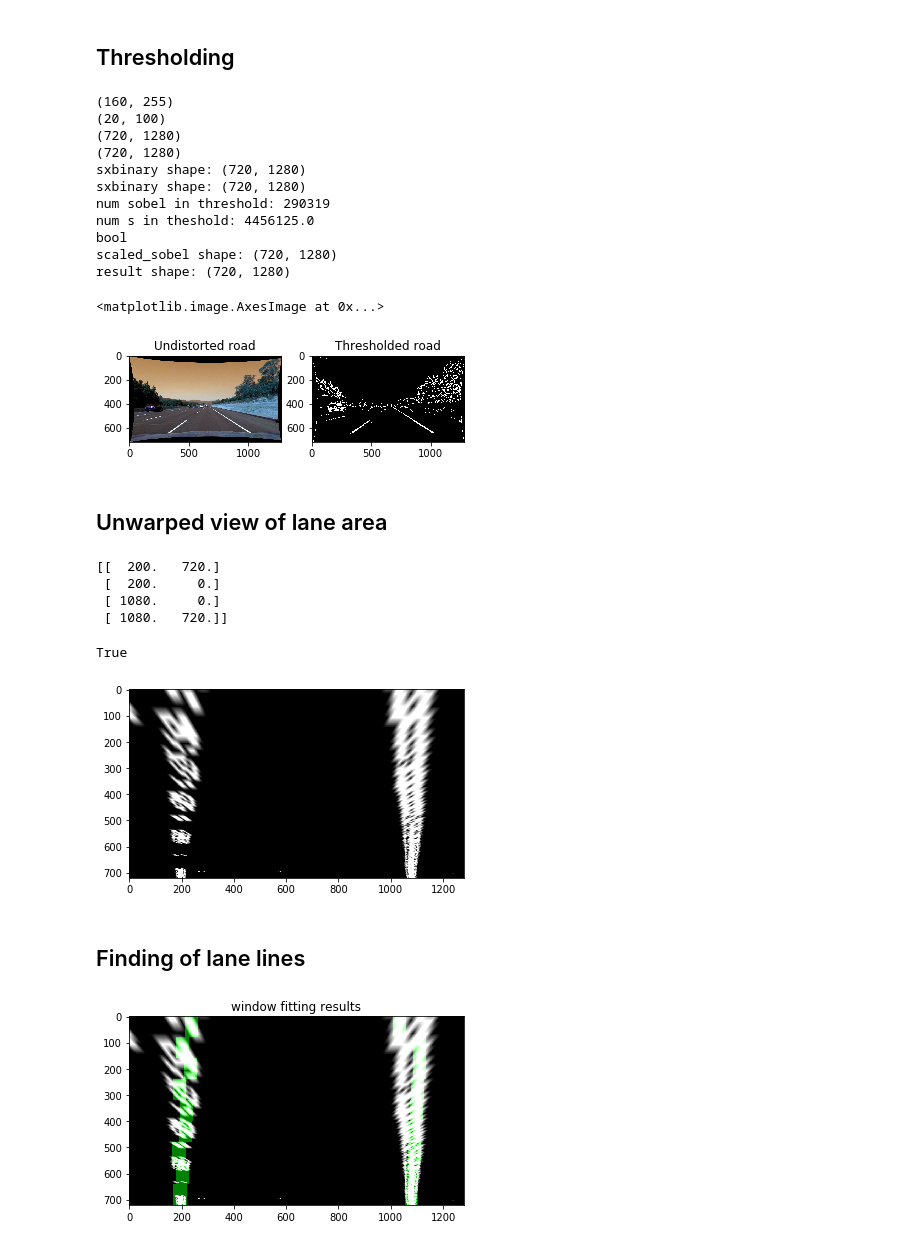
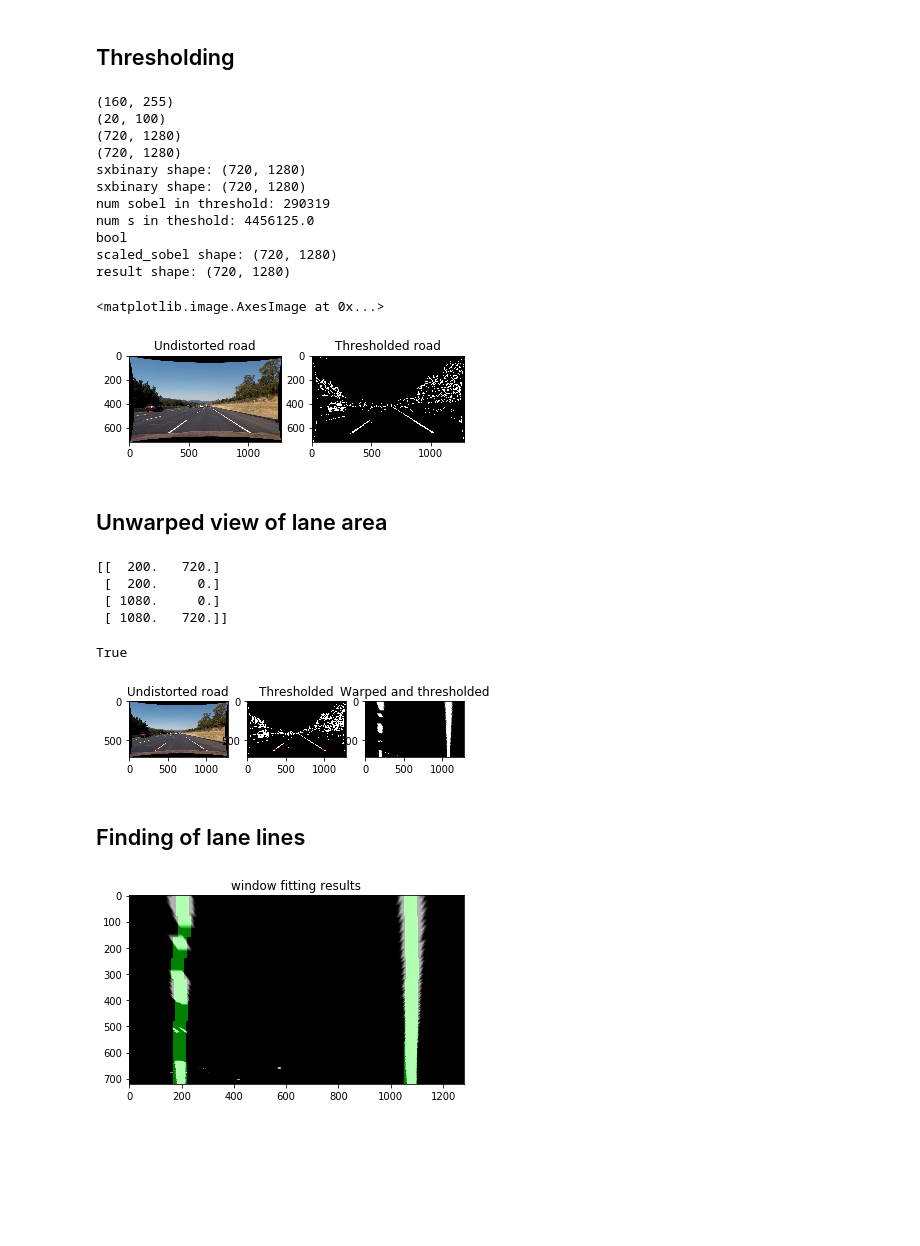
Before and after one commit to mandermo/CarND-Advanced-Lane-Lines, a Jupyter notebook: AdvancedLaneFinding.ipynb, the cells around one changed output. Drawn from its saved outputs; the diff is of its cells as text; code cells hidden in the pictures; blank space fills up the shorter version.

Commit message:
Closing morp operation on thresholded image

```diff
--- a/AdvancedLaneFinding.ipynb
+++ b/AdvancedLaneFinding.ipynb
@@ -86,6 +86,7 @@ map x and y shapes: (720, 1280) (720, 1280)
 ## Thresholding
 # %%
 # Thresholding of the warped image.
+# Code from udacity exercise "Color and Gradient"
 def pipeline(img, s_thresh=(170, 255), sx_thresh=(20, 100)):
     print(s_thresh)
     print(sx_thresh)
@@ -136,7 +137,7 @@ cv2.imwrite('output_images/thresholded_image.jpg', thresholded)
 
 plt.subplot(121)
 plt.title('Undistorted road')
-plt.imshow(undistorted)
+plt.imshow(cv2.cvtColor(undistorted, cv2.COLOR_BGR2RGB))
 
 plt.subplot(122)
 plt.title('Thresholded road')
@@ -154,49 +155,67 @@ bool
 scaled_sobel shape: (720, 1280)
 result shape: (720, 1280)
 <matplotlib.image.AxesImage at 0x...>
-[figure, old version]
+[figure, new version]
 # %% [markdown]
 ## Unwarped view of lane area
 # %%
 # Distorted coordinates for straight_lines2.jpg
-srcpts = np.array([(308,656), (615,435), (666,435), (1012,656)], np.float32)
-#srcpts = srcpts[:,np.newaxis,:]
+#srcpts = np.array([(308,656), (615,435), (666,435), (1012,656)], np.float32)
+srcpts = np.array([(308,656), (588,455), (697,455), (1012,656)], np.float32)
 srcptsUndistorted = undistortRoadImgPoints(srcpts)
-#srcptsUndistorted = np.squeeze(srcptsUndistorted)
-#print(srcptsUndistorted)
 
 # From Section 35. Measuring Curvature in course "We could do this in detail by measuring out the
 # physical lane in the field of view of the camera, but for this project, you can assume that if
 # you're projecting a section of lane similar to the images above, the lane is about 30 meters
 # long and 3.7 meters wide."
 unwrappedDim = (1280,720)
 # The spacing in pixels to the side of the lane
 sidemargin = 200
 #dstpts = np.multiply(np.array([(0,1), (0,0), (1,0), (1,1)], np.float32), np.float32(unwrappedDim))
 dstpts = np.array([
     (sidemargin,unwrappedDim[1]),
     (sidemargin,0),
     (unwrappedDim[0]-sidemargin,0),
     (unwrappedDim[0]-sidemargin,unwrappedDim[1])],
     np.float32)
 print(dstpts)
 M = cv2.getPerspectiveTransform(srcptsUndistorted, dstpts)
 
 def unwarpLane(img):
     warped = cv2.warpPerspective(img, M, (unwrappedDim[0],unwrappedDim[1]), flags=cv2.INTER_LINEAR)
     return warped
 
+kernel = np.ones((3,3),np.uint8)
+thresholded = cv2.morphologyEx(thresholded, cv2.MORPH_CLOSE, kernel)
+
 warpedthresholded = unwarpLane(thresholded)
 
+undistortedWithSrcPoints = undistorted.copy()
+thresholdedWithSrcPoints = np.array(cv2.merge((thresholded,thresholded,thresholded)),np.uint8)
+for img in [undistortedWithSrcPoints, thresholdedWithSrcPoints]:
+    for pt in srcptsUndistorted:
+        cv2.circle(img, (pt[0],pt[1]), 6, (0,0,255), 2)
+
+plt.subplot(131)
+plt.title('Undistorted road')
+plt.imshow(cv2.cvtColor(undistortedWithSrcPoints, cv2.COLOR_BGR2RGB))
+cv2.imwrite('output_images/undistorted_with_warppoints.jpg', undistortedWithSrcPoints)
+
+plt.subplot(132)
+plt.title('Thresholded')
+plt.imshow(cv2.cvtColor(thresholdedWithSrcPoints, cv2.COLOR_BGR2RGB))
+
+plt.subplot(133)
+plt.title('Warped and thresholded')
 plt.imshow(warpedthresholded, cmap='gray')
 cv2.imwrite('output_images/unwarpedlines.jpg', warpedthresholded)
 # %% [output]
 [[  200.   720.]
  [  200.     0.]
  [ 1080.     0.]
  [ 1080.   720.]]
 True
-[figure, old version]
+[figure, new version]
 # %% [markdown]
 ## Finding of lane lines
 # %%
@@ -205,6 +224,8 @@ import matplotlib.pyplot as plt
 import matplotlib.image as mpimg
 import glob
 import cv2
+
+# Code heavily adopted from section "Sliding Window Search"
 
 # window settings
 window_width = 50
@@ -275,7 +296,7 @@ def draw_window_centroids(window_centroids, warped):
         zero_channel = np.zeros_like(template) # create a zero color channel
         template = np.array(cv2.merge((zero_channel,template,zero_channel)),np.uint8) # make window pixels green
         warpage = np.array(cv2.merge((warped,warped,warped)),np.uint8) # making the original road pixels 3 color channels
-        output = cv2.addWeighted(warpage, 1, template, 0.5, 0.0) # overlay the orignal road image with window results
+        output = cv2.addWeighted(warpage, 0.7, template, 0.5, 0.0) # overlay the orignal road image with window results
         #output = warpedthresholded
         #print('warpage.shape: {}'.format(warpage.shape))
         #smallwarpage = warpage[700:719,180:210,:]
@@ -287,13 +308,17 @@ def draw_window_centroids(window_centroids, warped):
     else:
         output = np.array(cv2.merge((warped,warped,warped)),np.uint8)
 
+    return output
+
 window_centroids = find_window_centroids(warpedthresholded, window_width, window_height, margin)
 
-draw_window_centroids(window_centroids, warpedthresholded)
+output = draw_window_centroids(window_centroids, warpedthresholded)
+
+cv2.imwrite('output_images/lane_location.jpg', output)
 
 # Display the final results
 plt.imshow(output)
 plt.title('window fitting results')
 plt.show()
 # %% [output]
-[figure, old version]
+[figure, new version]
```
